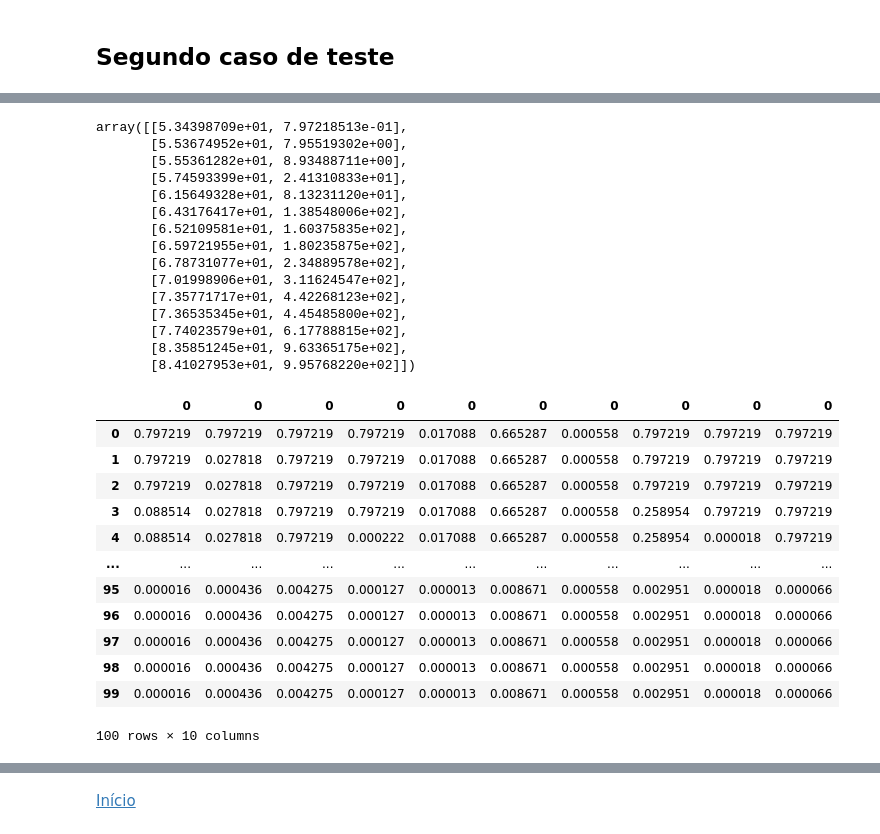
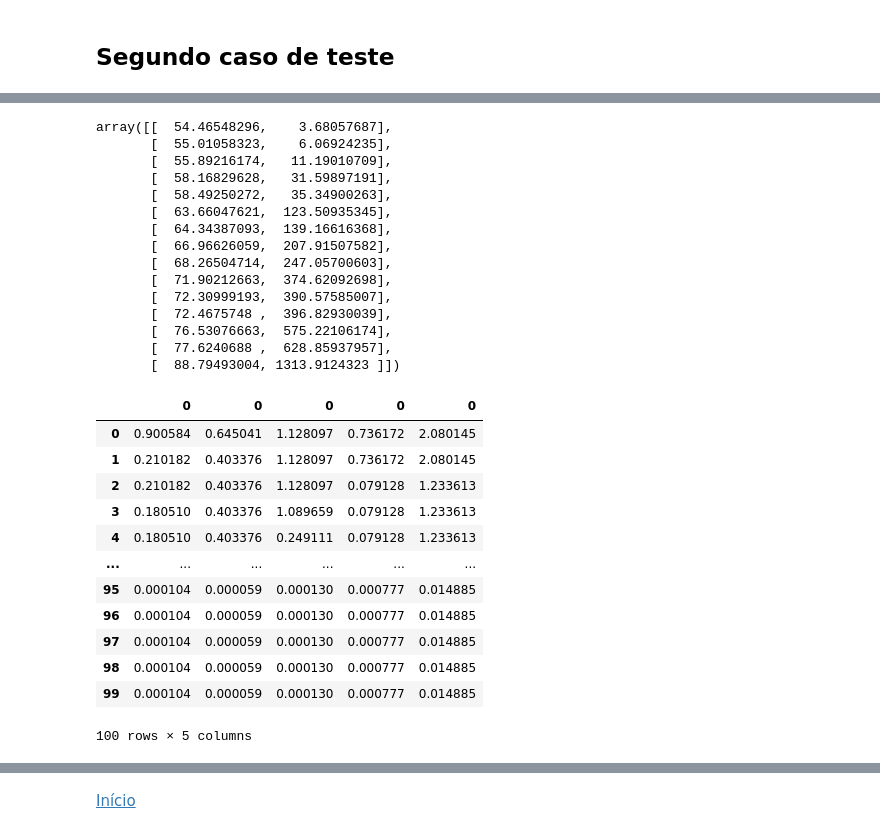
Before and after one commit to julianaAuzier/topicos-especiais-computacao-trabalho1, a Jupyter notebook: 2 - testing random walk.ipynb, the cells around one changed output, grey strips where cells are left out. Saved outputs shown, nothing was run; the diff lists cells and outputs as text; code cells hidden in the pictures.

```diff
--- a/2 - testing random walk.ipynb
+++ b/2 - testing random walk.ipynb
@@ -35,7 +35,7 @@ def estagnacao(fitAnt, fitAtual):
     return abs(fitAnt-fitAtual)/fitAtual
 # %%
 #população inicial (primeira geração)
-n_pop = 10
+n_pop = 100
 dim = 3
 pop=criaPop(n_pop,dim)
 pop
@@ -136,7 +151,7 @@ cont = 0
 delta = 0.01
 # %%
 sem_evoluir = 100
-i_desejadas = 10
+i_desejadas = 5
 tabela = pd.DataFrame()
 
 for j in range(i_desejadas):
@@ -191,7 +206,7 @@ for j in range(i_desejadas):
             elif evolucao >= delta:
                 cont=0
 
-            elif evolucao == cont:
+            elif sem_evoluir == cont:
                 continue
 
     tabela = pd.concat([tabela, pd.DataFrame(melhor_i)], axis=1)
@@ -325,24 +340,24 @@ palavra_ord = palavra[palavra[0:, -1].argsort()]
 melhor_palavra_inicial = palavra_ord[0:int(tamanho_2/2),:]
 melhor_palavra_inicial
 # %% [output]
-array([[5.34398709e+01, 7.97218513e-01],
-       [5.53674952e+01, 7.95519302e+00],
-       [5.55361282e+01, 8.93488711e+00],
-       [5.74593399e+01, 2.41310833e+01],
-       [6.15649328e+01, 8.13231120e+01],
-       [6.43176417e+01, 1.38548006e+02],
-       [6.52109581e+01, 1.60375835e+02],
-       [6.59721955e+01, 1.80235875e+02],
-       [6.78731077e+01, 2.34889578e+02],
-       [7.01998906e+01, 3.11624547e+02],
-       [7.35771717e+01, 4.42268123e+02],
-       [7.36535345e+01, 4.45485800e+02],
-       [7.74023579e+01, 6.17788815e+02],
-       [8.35851245e+01, 9.63365175e+02],
-       [8.41027953e+01, 9.95768220e+02]])
+array([[  54.46548296,    3.68057687],
+       [  55.01058323,    6.06924235],
+       [  55.89216174,   11.19010709],
+       [  58.16829628,   31.59897191],
+       [  58.49250272,   35.34900263],
+       [  63.66047621,  123.50935345],
+       [  64.34387093,  139.16616368],
+       [  66.96626059,  207.91507582],
+       [  68.26504714,  247.05700603],
+       [  71.90212663,  374.62092698],
+       [  72.30999193,  390.57585007],
+       [  72.4675748 ,  396.82930039],
+       [  76.53076663,  575.22106174],
+       [  77.6240688 ,  628.85937957],
+       [  88.79493004, 1313.9124323 ]])
 # %%
 #contagem de geração estagnada
 cont = 0
 delta = 0.01
 sem_evoluir = 100
-i_desejadas = 10
+i_desejadas = 5
@@ -381,7 +396,7 @@ for j in range(i_desejadas):
 
         #gerações posteriores
         elif i>0:
-            nova_melhor_pop = melhor_pop[0:int(n_pop/2),:]
+            nova_melhor_pop = melhor_pop[0:int(tamanho_2/2),:]
 
             nova_pop = criaPop(int(tamanho_2/2),dim_2) #troca n_pop, dim
 
@@ -391,44 +406,44 @@ for j in range(i_desejadas):
 
             nova_melhor_pop = np.append(nova_melhor_pop,(nova_pop),axis= 0)
 
             melhor_pop = nova_melhor_pop[nova_melhor_pop[0:, -1].argsort()]
 
             #melhores fits da geração
             melhor_i.append(melhor_pop[0:1,-1])
 
             evolucao = estagnacao(melhor_i[i-1],melhor_i[i])
 
             if evolucao <= delta:
                 cont += 1
 
             elif evolucao >= delta:
                 cont=0
 
-            elif evolucao == cont:
+            elif sem_evoluir == cont:
                 continue
 
     tabela2 = pd.concat([tabela2, pd.DataFrame(melhor_i)], axis=1) #troca tabela
     #print('Número de iterações para a convergência: ',i)
 
 #media e desvio padrao dos fits
 desvioP = np.std(tabela2,axis=1)
 media = np.mean(tabela2,axis=1)
 desvioSup = media - desvioP
 desvioInf = media + desvioP
 
 
 tabela2
 # %% [output]
-|  | 0 | 0 | 0 | 0 | 0 | 0 | 0 | 0 | 0 | 0 |
-| 0 | 0.797219 | 0.797219 | 0.797219 | 0.797219 | 0.017088 | 0.665287 | 0.000558 | 0.797219 | 0.797219 | 0.797219 |
-| 1 | 0.797219 | 0.027818 | 0.797219 | 0.797219 | 0.017088 | 0.665287 | 0.000558 | 0.797219 | 0.797219 | 0.797219 |
-| 2 | 0.797219 | 0.027818 | 0.797219 | 0.797219 | 0.017088 | 0.665287 | 0.000558 | 0.797219 | 0.797219 | 0.797219 |
-| 3 | 0.088514 | 0.027818 | 0.797219 | 0.797219 | 0.017088 | 0.665287 | 0.000558 | 0.258954 | 0.797219 | 0.797219 |
-| 4 | 0.088514 | 0.027818 | 0.797219 | 0.000222 | 0.017088 | 0.665287 | 0.000558 | 0.258954 | 0.000018 | 0.797219 |
-| ... | ... | ... | ... | ... | ... | ... | ... | ... | ... | ... |
-| 95 | 0.000016 | 0.000436 | 0.004275 | 0.000127 | 0.000013 | 0.008671 | 0.000558 | 0.002951 | 0.000018 | 0.000066 |
-| 96 | 0.000016 | 0.000436 | 0.004275 | 0.000127 | 0.000013 | 0.008671 | 0.000558 | 0.002951 | 0.000018 | 0.000066 |
-| 97 | 0.000016 | 0.000436 | 0.004275 | 0.000127 | 0.000013 | 0.008671 | 0.000558 | 0.002951 | 0.000018 | 0.000066 |
-| 98 | 0.000016 | 0.000436 | 0.004275 | 0.000127 | 0.000013 | 0.008671 | 0.000558 | 0.002951 | 0.000018 | 0.000066 |
-| 99 | 0.000016 | 0.000436 | 0.004275 | 0.000127 | 0.000013 | 0.008671 | 0.000558 | 0.002951 | 0.000018 | 0.000066 |
+|  | 0 | 0 | 0 | 0 | 0 |
+| 0 | 0.900584 | 0.645041 | 1.128097 | 0.736172 | 2.080145 |
+| 1 | 0.210182 | 0.403376 | 1.128097 | 0.736172 | 2.080145 |
+| 2 | 0.210182 | 0.403376 | 1.128097 | 0.079128 | 1.233613 |
+| 3 | 0.180510 | 0.403376 | 1.089659 | 0.079128 | 1.233613 |
+| 4 | 0.180510 | 0.403376 | 0.249111 | 0.079128 | 1.233613 |
+| ... | ... | ... | ... | ... | ... |
+| 95 | 0.000104 | 0.000059 | 0.000130 | 0.000777 | 0.014885 |
+| 96 | 0.000104 | 0.000059 | 0.000130 | 0.000777 | 0.014885 |
+| 97 | 0.000104 | 0.000059 | 0.000130 | 0.000777 | 0.014885 |
+| 98 | 0.000104 | 0.000059 | 0.000130 | 0.000777 | 0.014885 |
+| 99 | 0.000104 | 0.000059 | 0.000130 | 0.000777 | 0.014885 |
-100 rows × 10 columns
+100 rows × 5 columns
```
Also changed, not shown: parts of 13 cells of this notebook.
